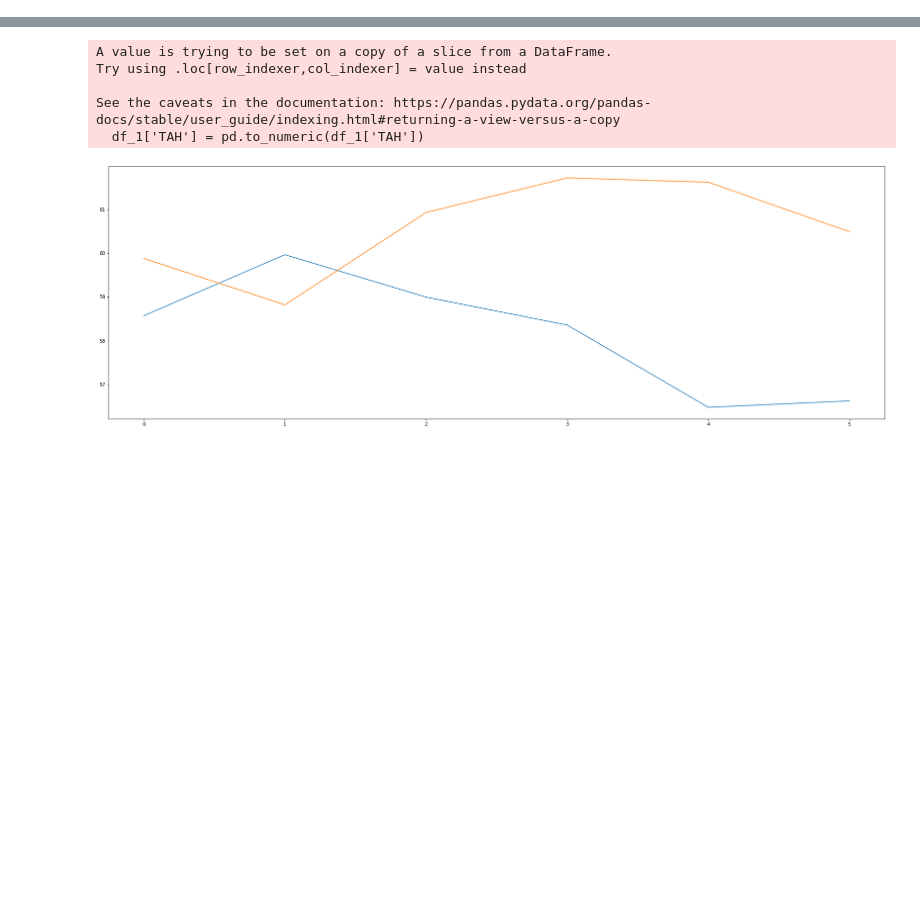
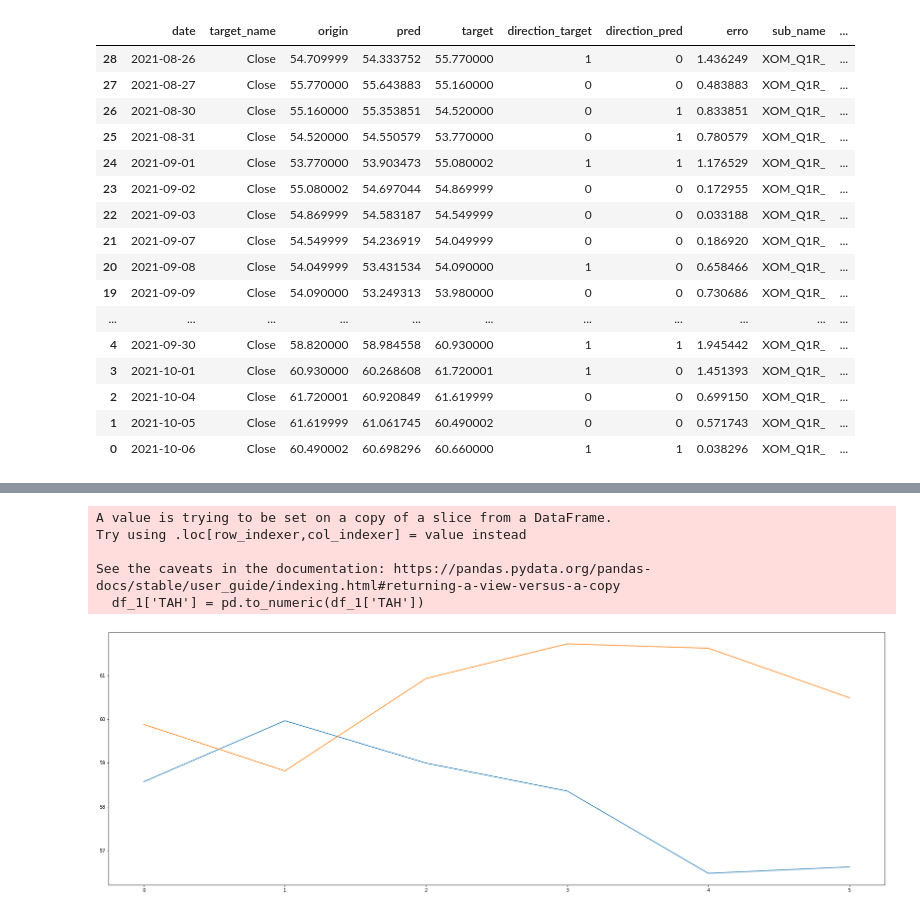
Before and after one commit to GustavoFortti/Studies-Price-Prediction-v6, a Jupyter notebook: notebooks/pred_ahead..ipynb, the cells around one changed output, grey strips where cells are left out. Cells and saved outputs as stored; diff of their text form; code cells hidden in the pictures; blank space fills up the shorter version.

```diff
--- a/notebooks/pred_ahead..ipynb
+++ b/notebooks/pred_ahead..ipynb
@@ -14,6 +14,25 @@ from sklearn.metrics import mean_squared_log_error, mean_poisson_deviance, mean_
 # %%
 df = pd.read_csv("test.csv")
 df[['sub_name', 'TAH']] = df['name'].str.split('TAH', 1, expand=True)
 df = df.drop(columns=['name'])
 df['TAH'] = df['TAH'].str.replace('_', '')
+df[df['TAH'] == '0'].sort_values('date')
+# %% [output]
+|  | date | target_name | origin | pred | target | direction_target | direction_pred | erro | sub_name | ... |
+| 28 | 2021-08-26 | Close | 54.709999 | 54.333752 | 55.770000 | 1 | 0 | 1.436249 | XOM_Q1R_ | ... |
+| 27 | 2021-08-27 | Close | 55.770000 | 55.643883 | 55.160000 | 0 | 0 | 0.483883 | XOM_Q1R_ | ... |
+| 26 | 2021-08-30 | Close | 55.160000 | 55.353851 | 54.520000 | 0 | 1 | 0.833851 | XOM_Q1R_ | ... |
+| 25 | 2021-08-31 | Close | 54.520000 | 54.550579 | 53.770000 | 0 | 1 | 0.780579 | XOM_Q1R_ | ... |
+| 24 | 2021-09-01 | Close | 53.770000 | 53.903473 | 55.080002 | 1 | 1 | 1.176529 | XOM_Q1R_ | ... |
+| 23 | 2021-09-02 | Close | 55.080002 | 54.697044 | 54.869999 | 0 | 0 | 0.172955 | XOM_Q1R_ | ... |
+| 22 | 2021-09-03 | Close | 54.869999 | 54.583187 | 54.549999 | 0 | 0 | 0.033188 | XOM_Q1R_ | ... |
+| 21 | 2021-09-07 | Close | 54.549999 | 54.236919 | 54.049999 | 0 | 0 | 0.186920 | XOM_Q1R_ | ... |
+| 20 | 2021-09-08 | Close | 54.049999 | 53.431534 | 54.090000 | 1 | 0 | 0.658466 | XOM_Q1R_ | ... |
+| 19 | 2021-09-09 | Close | 54.090000 | 53.249313 | 53.980000 | 0 | 0 | 0.730686 | XOM_Q1R_ | ... |
+| ... | ... | ... | ... | ... | ... | ... | ... | ... | ... | ... |
+| 4 | 2021-09-30 | Close | 58.820000 | 58.984558 | 60.930000 | 1 | 1 | 1.945442 | XOM_Q1R_ | ... |
+| 3 | 2021-10-01 | Close | 60.930000 | 60.268608 | 61.720001 | 1 | 0 | 1.451393 | XOM_Q1R_ | ... |
+| 2 | 2021-10-04 | Close | 61.720001 | 60.920849 | 61.619999 | 0 | 0 | 0.699150 | XOM_Q1R_ | ... |
+| 1 | 2021-10-05 | Close | 61.619999 | 61.061745 | 60.490002 | 0 | 0 | 0.571743 | XOM_Q1R_ | ... |
+| 0 | 2021-10-06 | Close | 60.490002 | 60.698296 | 60.660000 | 1 | 1 | 0.038296 | XOM_Q1R_ | ... |
 # %%
```
Also changed, not shown: parts of 1 cell of this notebook, 8 other files.
